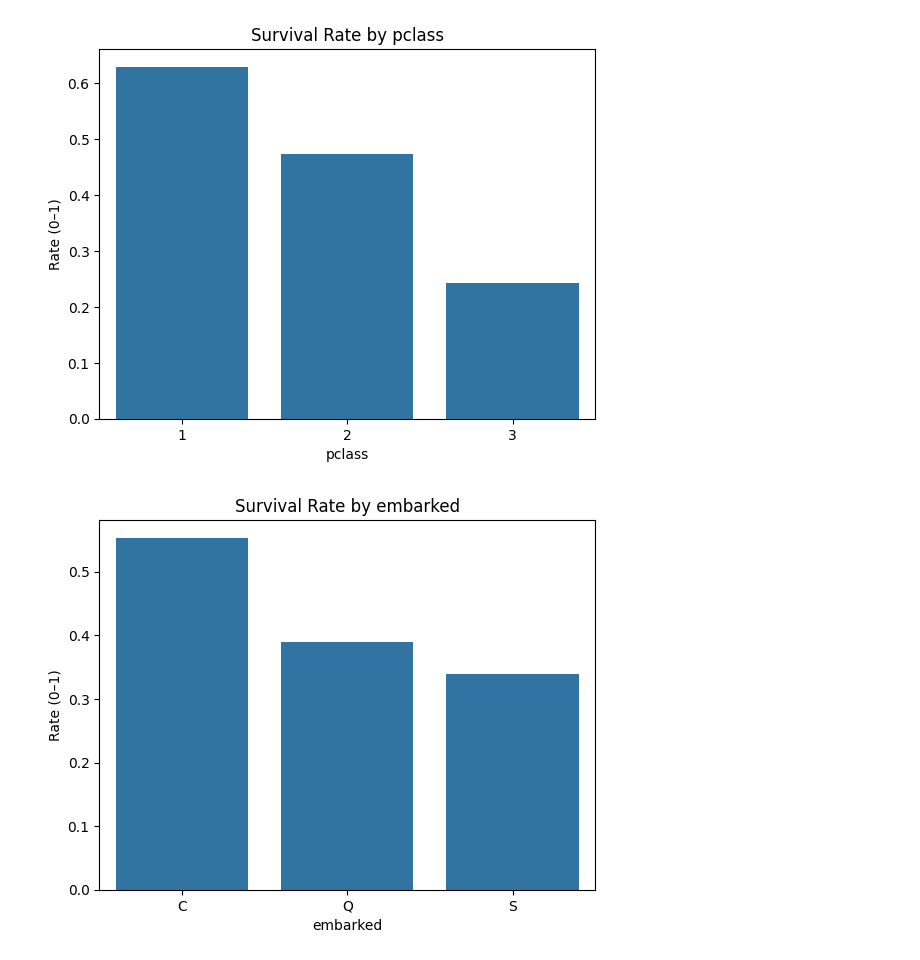
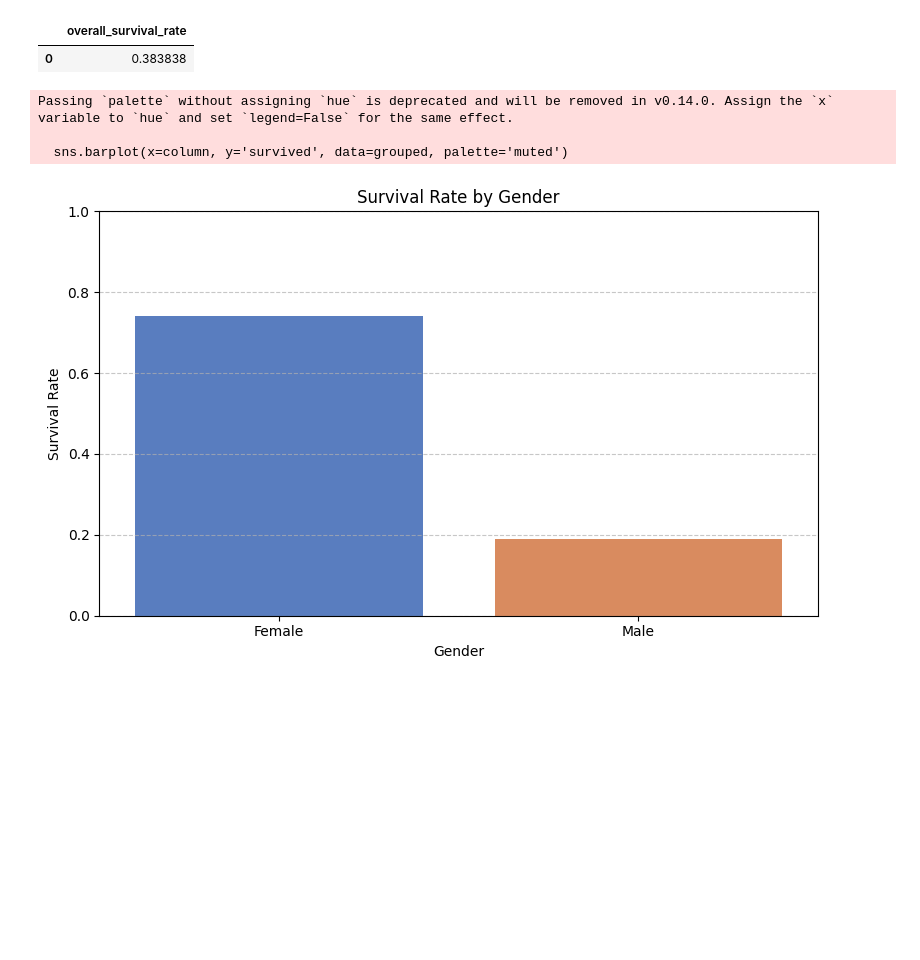
Before and after one commit to saradavoodabadi/titanic-tools, a Jupyter notebook: notebooks/tutorial.ipynb, the cells around one changed output. Saved outputs shown, nothing was run; the diff lists cells and outputs as text; code cells hidden in the pictures; blank space fills up the shorter version.

```diff
--- a/notebooks/tutorial.ipynb
+++ b/notebooks/tutorial.ipynb
@@ -25,4 +10,5 @@ raw.head(), raw.columns.tolist(), raw.shape
 # %%
-clean = td.clean_basic()
-clean.head(), clean.dtypes, clean.isna().sum()
+# Load raw data
+data = TitanicData("../data/Titanic-Dataset.csv")
+data.load()
 # %% [output]
@@ -46,6 +28,7 @@ clean.head(), clean.dtypes, clean.isna().sum()
 # %%
-from titanic_tools import TitanicAnalysis
+# Apply advanced cleaning
+df_cleaned = data.clean_advanced()
 
-ta = TitanicAnalysis(clean)
-ta.survival_rate(), ta.survival_rate(by="sex"), ta.survival_rate(by=["sex","pclass"])
+# Show cleaned data
+df_cleaned.head()
 # %% [output]
@@ -72,6 +65,21 @@ plt.show()
 # %%
-ta.plot_survival_by("pclass"); plt.show()
-ta.plot_survival_by("embarked"); plt.show()
+# Create analysis instance
+analysis = TitanicAnalysis(df_cleaned)
-# %% [output]
-[figure, removed]
-[figure, removed]
+# %%
+# Overall survival rate
+analysis.survival_rate()
+# %% [output]
+|  | overall_survival_rate |
+| 0 | 0.383838 |
+# %%
+# If you want readable labels (optional)
+df_cleaned['gender'] = df_cleaned['sex'].map({0: 'Male', 1: 'Female'})
+analysis = TitanicAnalysis(df_cleaned)
+
+# Survival rate by gender
+analysis.plot_survival_by("gender")
+# %% [output]
+Passing `palette` without assigning `hue` is deprecated and will be removed in v0.14.0. Assign the `x` variable to `hue` and set `legend=False` for the same effect.
+
+  sns.barplot(x=column, y='survived', data=grouped, palette='muted')
+[figure, added]
```
Also changed, not shown: parts of 11 cells of this notebook, 2 other files.
